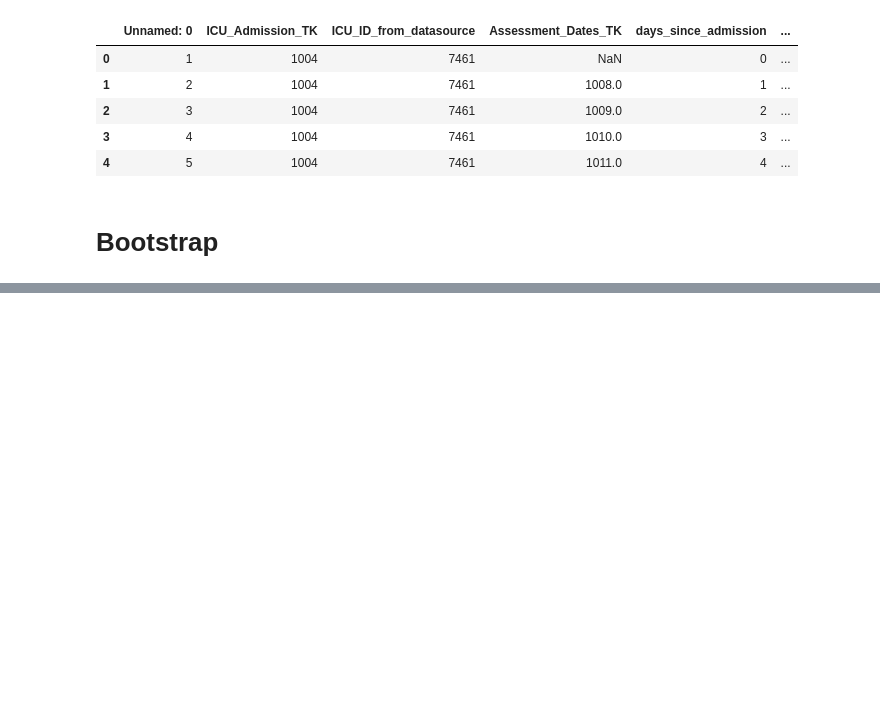
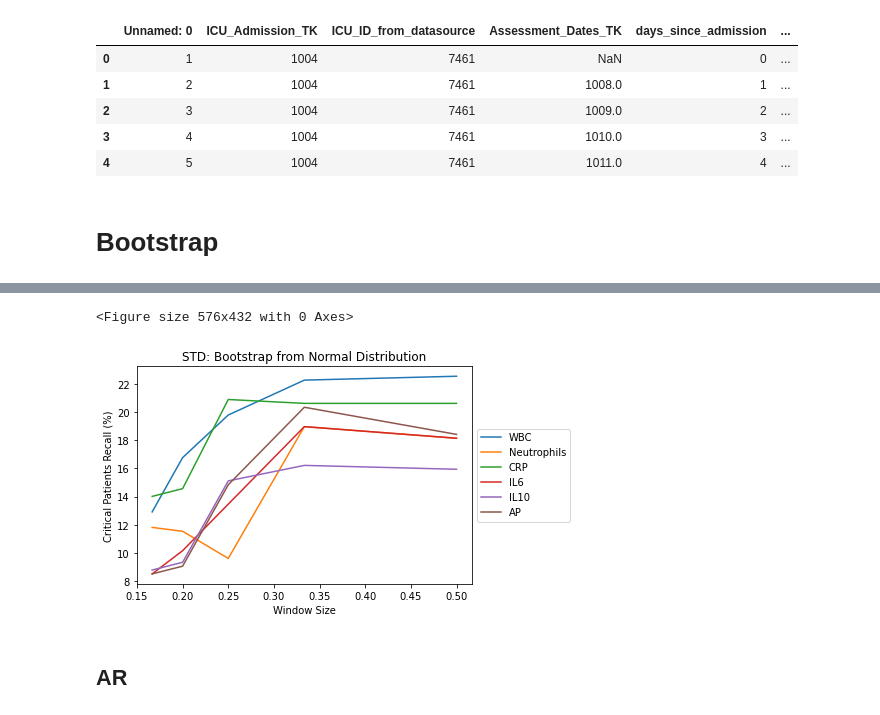
Before and after one commit to UvaCsl/immune-burn, a Jupyter notebook: notebooks/EWS.ipynb, the cells around one changed output, grey strips where cells are left out. Drawn from its saved outputs; the diff is of its cells as text; code cells hidden in the pictures; blank space fills up the shorter version.

```diff
--- a/notebooks/EWS.ipynb
+++ b/notebooks/EWS.ipynb
@@ -176,0 +79,11 @@ df_cell_boot
+# %%
+def drop_columns(df, to_drop):
+    """
+    Drops columns from dataframe
+
+    Args:
+
+    Returns:
+
+    """
+    return df.drop(to_drop, axis=1).reset_index(drop=True)
@@ -177,6 +161,4 @@ df_cell_boot
 # %%
-def bootstrap(df, method):
-    if method == 'sampling':
-        return do_bootstrap_sampling(df)
-    elif method == 'distribution':
-        return do_bootstrap_dist(df)
+df_critical = drop_columns(df_critical, to_drop)
+df_critical = rename(df_critical, dic)
+df_critical.head()
@@ -184,0 +261,34 @@ def bootstrap(df, method):
+# %%
+folder = '../results/plots/'
+plt.figure(figsize=(8, 6))
+cell_store['window'] = 1/np.array(windows)
+cell_store_df = pd.DataFrame(cell_store)
+
+if params['method'] ==  'distribution':
+    cell_store_df.plot(x='window', ylabel='Critical Patients Recall (%)', xlabel='Window Size',
+                       title='STD: Bootstrap from Normal Distribution')
+    plt.legend(loc='center left', bbox_to_anchor=(1, 0.5))
+    # plt.tight_layout()
+    plt.savefig(folder + ews + '_bootstrap_distribution.png',
+                dpi=300,  bbox_inches='tight')
+
+elif params['method'] ==  'sampling':
+    cell_store_df.plot(x='window', ylabel='Critical Patients Recall (%)', xlabel='Window Size',
+                   title='STD: Bootstrap from Patient Samples')
+    plt.legend(loc='center left', bbox_to_anchor=(1, 0.5))
+    # plt.tight_layout()
+    plt.savefig(folder + ews + '_bootstrap_patients.png',
+                dpi=300,  bbox_inches='tight')
+
+elif params['method'] ==  'none':
+    cell_store_df.plot(x='window', ylabel='Critical Patients Recall (%)', xlabel='Window Size',
+                   title='STD: No Imputing')
+    plt.legend(loc='center left', bbox_to_anchor=(1, 0.5))
+#     plt.tight_layout()
+    plt.savefig(folder + ews + 'none.png',
+                dpi=300,  bbox_inches='tight')
+# %% [output]
+<Figure size 576x432 with 0 Axes>
+[figure, added]
+# %% [markdown]
+## AR
```
Also changed, not shown: parts of 20 cells of this notebook, 7 other files.
